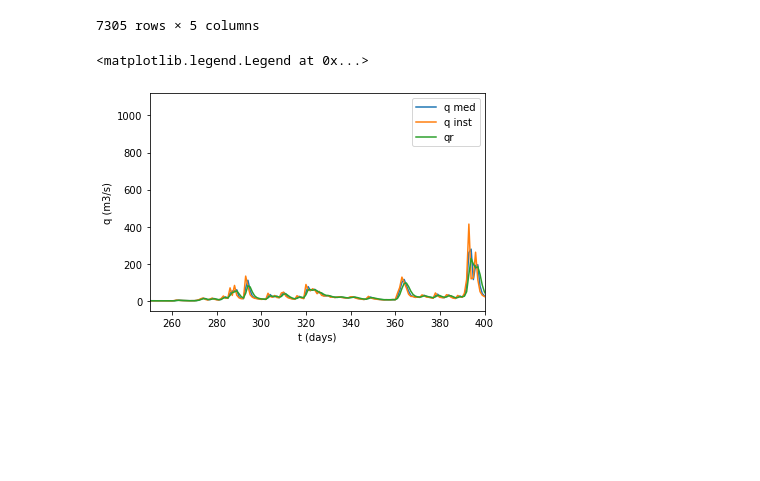
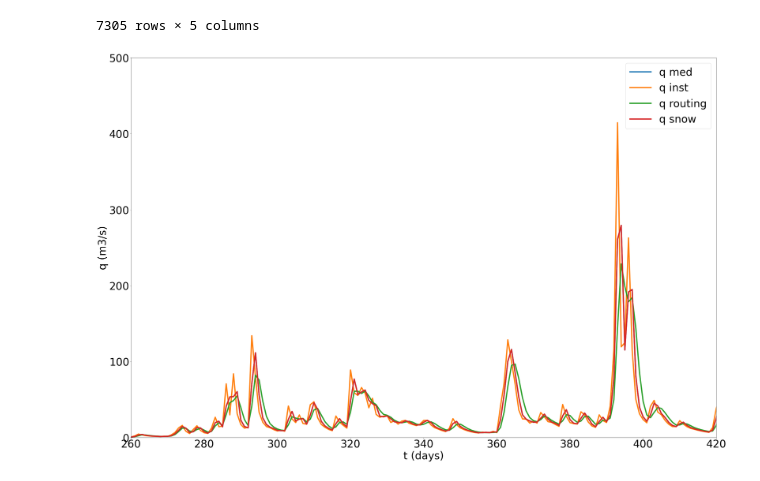
Before and after one commit to aturlione/SIMCA.Saja, a Jupyter notebook: SAJA_NOTEBOOK.ipynb, the cells around one changed output. Cells and saved outputs as stored; diff of their text form; code cells hidden in the pictures; blank space fills up the shorter version.

```diff
--- a/SAJA_NOTEBOOK.ipynb
+++ b/SAJA_NOTEBOOK.ipynb
@@ -95,6 +98,7 @@ Resultados_tramos
 ### Series temporales:
 # %%
 global_tau=0.1
-Saja_series=MELCA(sub_catchment_id,initial_date,final_date,True,global_tau,snow)
+Saja_series=MELCA(sub_catchment_id,initial_date,final_date,True,global_tau,False) #no snow
+Saja_seriess=MELCA(sub_catchment_id,initial_date,final_date,True,global_tau,False) #snow
 print('Finished')
 # %% [output]
@@ -117,15 +123,19 @@ Saja_series
 | 7303 | 0.113733 | 8.220006 | 9.570955 | 0.120229 | 8.665670 |
 | 7304 | 0.102731 | 7.474154 | 8.577481 | 0.108095 | 7.844033 |
 7305 rows × 5 columns
-# %%
-plt.plot(Saja_series['qsim_ac'])
-plt.plot(Saja_series['qinst_ac'])
-plt.plot(Saja_series['qr'])
-plt.xlim([250, 400])
-
-plt.xlabel('t (days)')
-plt.ylabel('q (m3/s)')
-plt.legend(['q med','q inst','qr'])
-# %% [output]
-<matplotlib.legend.Legend at 0x...>
-[figure, removed]
+# %%
+plt.rcParams["figure.figsize"] = [42,28]
+plt.rcParams.update({'font.size': 42})
+
+plt.plot(Saja_series['qsim_ac'],linewidth=5)
+plt.plot(Saja_series['qinst_ac'],linewidth=5)
+plt.plot(Saja_series['qr'],linewidth=5)
+plt.plot(Saja_seriess['qsim_ac'],linewidth=5)
+plt.xlim([260, 420])
+plt.ylim([0, 500])
+plt.xlabel('t (days)')
+plt.ylabel('q (m3/s)')
+plt.legend(['q med','q inst','q routing', 'q snow'])
+plt.savefig("Output/resultados_Saja.png")
+# %% [output]
+[figure, added]
```
Also changed, not shown: parts of 2 cells of this notebook, 2 other files.
